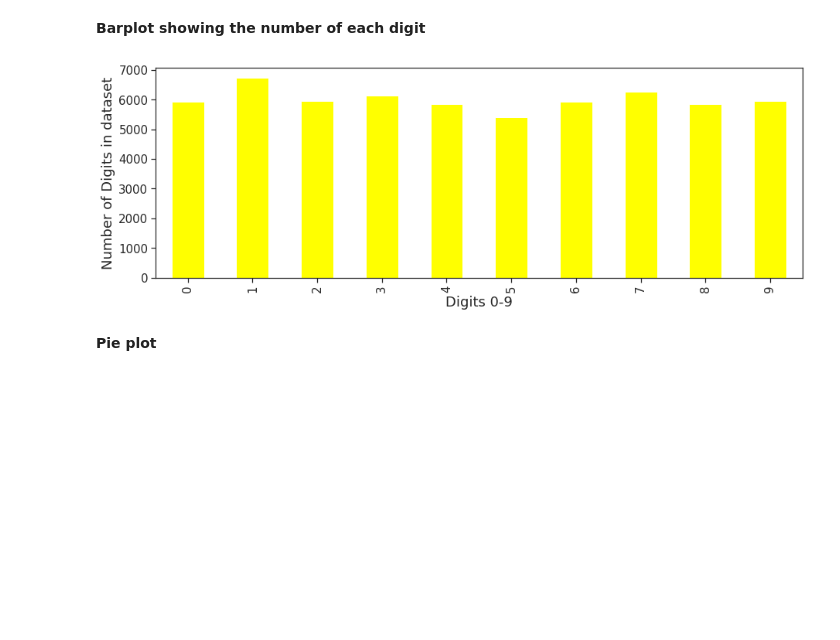
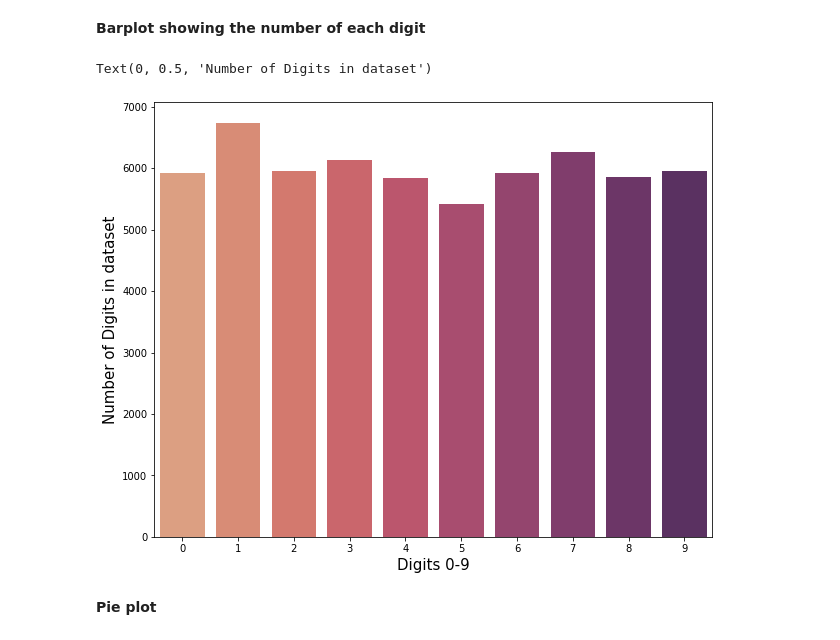
Before and after one commit to Data-Science-Community-SRM/Hand-Written-Digit-Classification-Recognition, a Jupyter notebook: P1_DSC.ipynb, the cells around one changed output. Drawn from its saved outputs; the diff is of its cells as text; code cells hidden in the pictures; blank space fills up the shorter version.

```diff
--- a/P1_DSC.ipynb
+++ b/P1_DSC.ipynb
@@ -63,13 +69,15 @@ df_new
 | 9 | 5949 |
 # %% [markdown]
 **Barplot showing the number of each digit**
-# %%
-k.plot(kind='bar',color="yellow",figsize=(15,5),fontsize=15)
-plt.xlabel("Digits 0-9",fontsize=18)
-plt.ylabel("Number of Digits in dataset",fontsize=18)
-plt.show()
-# %% [output]
-[figure, removed]
+# %%
+# Print data histogram
+plt.figure(figsize=(10,8))
+a=sns.countplot(y_train,palette="flare");
+a.set_xlabel("Digits 0-9",fontsize=15)
+a.set_ylabel("Number of Digits in dataset",fontsize=15)
+# %% [output]
+Text(0, 0.5, 'Number of Digits in dataset')
+[figure, added]
 # %% [markdown]
 **Pie plot**
 # %%
```
Also changed, not shown: parts of 22 cells of this notebook.
